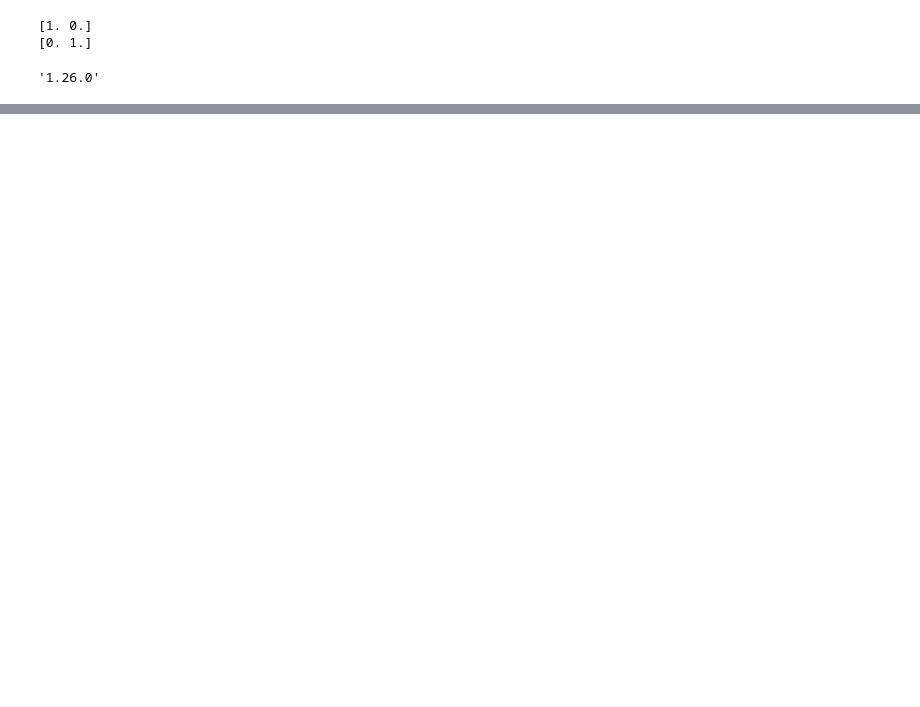
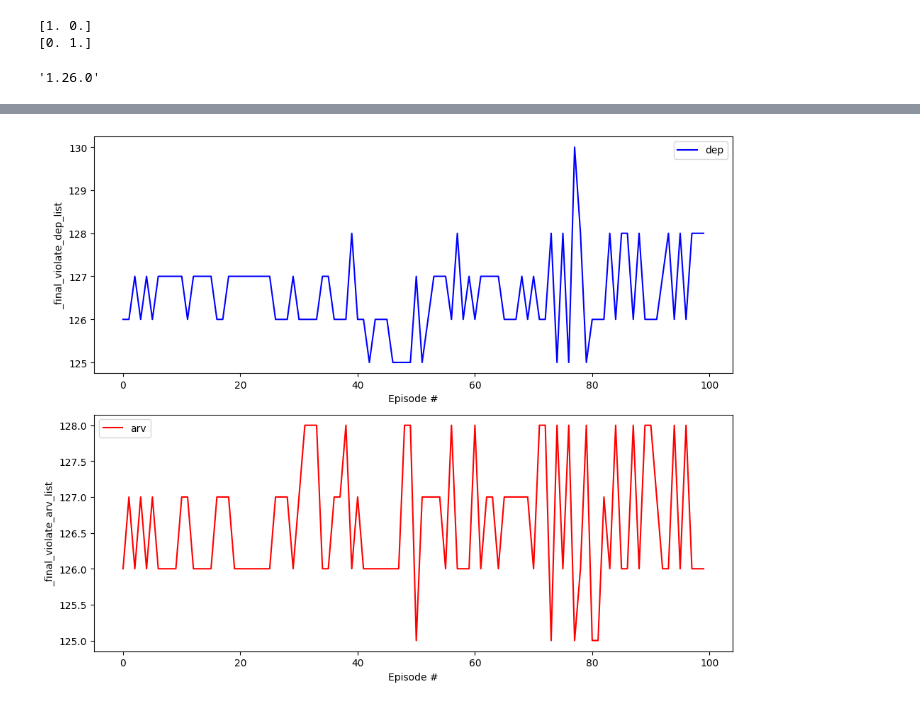
Before and after one commit to lyejy/agent-aeronauts-MARL, a Jupyter notebook: sim2_1day.ipynb, the cells around one changed output, grey strips where cells are left out. Saved outputs shown, nothing was run; the diff lists cells and outputs as text; code cells hidden in the pictures; blank space fills up the shorter version.

```diff
--- a/sim2_1day.ipynb
+++ b/sim2_1day.ipynb
@@ -695,8 +695,8 @@ class TwoAirportSchedEnv(gym.Env):
 
     # Need to validate
     def eval(self):
-        _dep_airport = self.chosen_req[5].index(1.0)
-        _arv_airport = self.chosen_req[6].index(1.0)
+        _dep_airport = self.chosen_req[3].index(1.0)
+        _arv_airport = self.chosen_req[4].index(1.0)
         _initial_cap_dem_dict = {}
         _initial_pot_dem_dict = get_initial_pot_dem_per_airport(self.airport_req_dict, self.num_airports)
         for airport in range(self.num_airports):
@@ -722,19 +722,19 @@ class TwoAirportSchedEnv(gym.Env):
         print('Final violation of departure is: ', _final_violate_dep)
         print('Final violation of arrival is: ', _final_violate_arv)
 
-        _total_sched_delay_dep = sum(abs(self.original_requests[:,1] - self.requests_full[:,1])* self.original_requests[:,3])
+        _total_sched_delay_dep = sum(abs(self.original_requests[:,1] - self.requests_full[:,1]))
         print('Total schedule delay of departure is: ', _total_sched_delay_dep)
-        _total_sched_delay_arv = sum(abs(self.original_requests[:,9] - self.requests_full[:,9])* self.original_requests[:,3])
+        _total_sched_delay_arv = sum(abs(self.original_requests[:,7] - self.requests_full[:,7]))
         print('Total schedule delay of arrival is: ', _total_sched_delay_arv)
 
         _max_shift_dep = max(abs(self.original_requests[:,1] - self.requests_full[:,1]))
         print('Max shift of departure: ', _max_shift_dep)
-        _max_shift_arv = max(abs(self.original_requests[:,9] - self.requests_full[:,9]))
+        _max_shift_arv = max(abs(self.original_requests[:,7] - self.requests_full[:,7]))
         print('Max shift of arrival: ', _max_shift_arv)
 
-        _unaccom_req_dep = len(self.requests_full[self.requests_full[:,8] == 1])
+        _unaccom_req_dep = len(self.requests_full[self.requests_full[:,6] == 1])
         print('Number of unaccommodate departure requests: ', _unaccom_req_dep)
-        _unaccom_req_arv = len(self.requests_full[self.requests_full[:,12] == 1])
+        _unaccom_req_arv = len(self.requests_full[self.requests_full[:,9] == 1])
         print('Number of unaccommodate arrival requests: ', _unaccom_req_arv)
 
         return _initial_violate_dep, _initial_violate_arv, _final_violate_dep, _final_violate_arv, _total_sched_delay_dep, _total_sched_delay_arv, _max_shift_dep, _max_shift_arv, _unaccom_req_dep, _unaccom_req_arv
@@ -896,0 +926,20 @@ plt.show()
+# %%
+fig, (ax1, ax2) = plt.subplots(2, 1, figsize=(10, 8))  # Create two subplots
+
+# _final_violate_dep_list, _final_violate_arv_list, _max_shift_dep_list, _max_shift_arv_list
+# Plot scores for _final_violate_dep_list
+ax1.plot(np.arange(len(_final_violate_dep_list)), _final_violate_dep_list, label='dep', color='blue')
+ax1.set_ylabel('_final_violate_dep_list')
+ax1.set_xlabel('Episode #')
+ax1.legend()
+
+# Plot scores for _final_violate_arv_list
+ax2.plot(np.arange(len(_final_violate_arv_list)), _final_violate_arv_list, label='arv', color='red')
+ax2.set_ylabel('_final_violate_arv_list')
+ax2.set_xlabel('Episode #')
+ax2.legend()
+
+plt.tight_layout()  # Adjust layout for better visualization
+plt.show()
+# %% [output]
+[figure, added]
```
Also changed, not shown: parts of 3 cells of this notebook.
